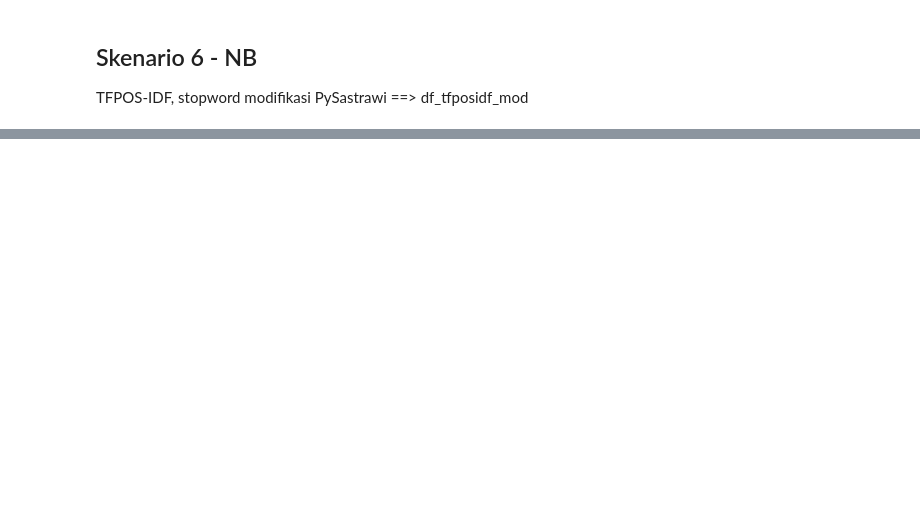
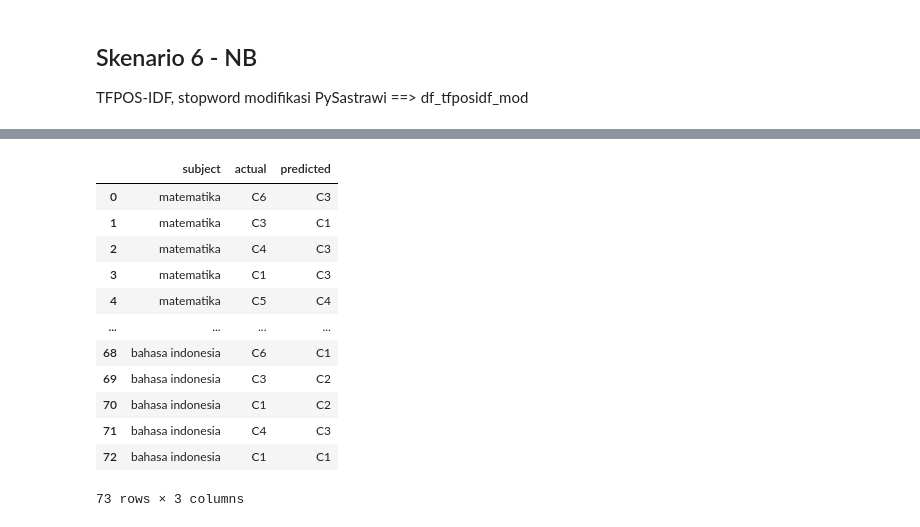
Before and after one commit to prawiraadam/finalproject, a Jupyter notebook: Bloom Classification.ipynb, the cells around one changed output, grey strips where cells are left out. Cells and saved outputs as stored; diff of their text form; code cells hidden in the pictures; blank space fills up the shorter version.

```diff
--- a/Bloom Classification.ipynb
+++ b/Bloom Classification.ipynb
@@ -1438,0 +1655,6 @@ F1 Score:  0.8103342780421434
+# %%
+predicted_nb_nr = pred_nb_2.tolist()
+actual_nb_nr = y_test_nb2.tolist()
+
+# ambil liat yang salah prediksi di index mana aja
+false_index_nb_nr, prediction_nb_nr = get_false_idx(predicted_nb_nr, actual_nb_nr, y_test_nb2)
@@ -1438,0 +1673,22 @@ F1 Score:  0.8103342780421434
+# %%
+# ambil subject detail
+df_subject_detail_nb_nr = pd.DataFrame(sorted(get_subject_detail(false_index_nb_nr, df, predicted_nb_nr),
+                                            key=lambda l:l[0],
+                                            reverse=True),
+                                    columns = ['subject', 'actual', 'predicted'])
+
+df_subject_detail_nb_nr.head(73)
+# %% [output]
+|  | subject | actual | predicted |
+| 0 | matematika | C6 | C3 |
+| 1 | matematika | C3 | C1 |
+| 2 | matematika | C4 | C3 |
+| 3 | matematika | C1 | C3 |
+| 4 | matematika | C5 | C4 |
+| ... | ... | ... | ... |
+| 68 | bahasa indonesia | C6 | C1 |
+| 69 | bahasa indonesia | C3 | C2 |
+| 70 | bahasa indonesia | C1 | C2 |
+| 71 | bahasa indonesia | C4 | C3 |
+| 72 | bahasa indonesia | C1 | C1 |
+73 rows × 3 columns
```
Also changed, not shown: parts of 88 cells of this notebook, 28 other files.
